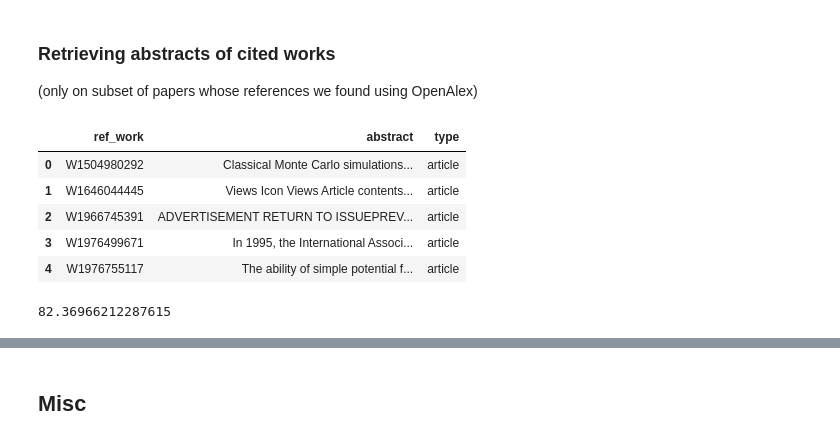
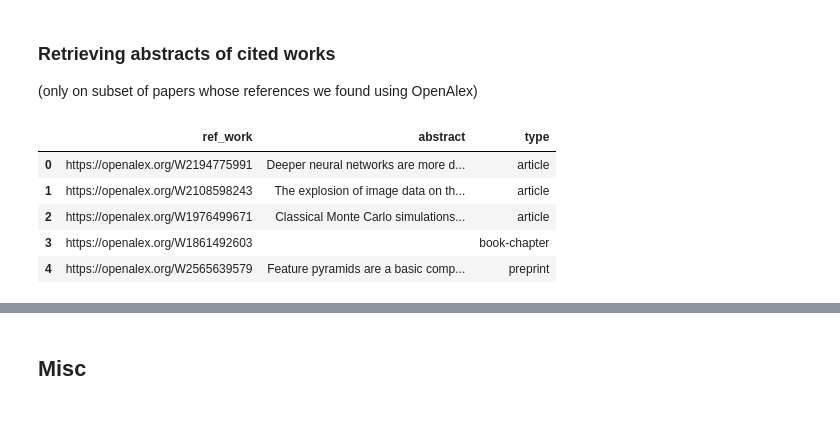
Before and after one commit to LuisCarretero/dsl-research-assistant, a Jupyter notebook: src/semantic_search/dev/retrieval_dev.ipynb, the cells around one changed output, grey strips where cells are left out. Saved outputs shown, nothing was run; the diff lists cells and outputs as text; code cells hidden in the pictures.

```diff
--- a/src/semantic_search/dev/retrieval_dev.ipynb
+++ b/src/semantic_search/dev/retrieval_dev.ipynb
@@ -156,18 +125,23 @@ df.total_references.describe(), df.references_in_dataset.describe()
 ### Retrieving abstracts of cited works
 (only on subset of papers whose references we found using OpenAlex)
 # %%
-results = multithread_apply(df['referenced_works'].values, get_abstracts, n_workers=5)
-ref_df = pd.DataFrame(np.concatenate([arr for arr in results if arr is not None]), columns=['ref_work', 'abstract', 'type'])
+# Load data
+df = pd.read_csv('/cluster/home/lcarretero/workspace/dsl/dsl-research-assistant/raw-data/metadata/openalex-ids+refs.csv')
+df['referenced_works'] = df['referenced_works'].apply(parse_list_string)
+df[['total_references', 'references_in_dataset']] = df.apply(lambda x: count_references(x, df), axis=1, result_type='expand')
+
+# Retrieve references via OpenAlex API
+all_refs = pd.Series(np.concatenate(df.referenced_works.values)).unique()
+all_refs_batched = [all_refs[i:i+100] for i in range(0, len(all_refs), 100)]
+results = multithread_apply(all_refs_batched, get_abstracts, n_workers=5)
+
+ref_df = pd.DataFrame(np.concatenate(results), columns=['ref_work', 'abstract', 'type'])
 ref_df.to_csv('/cluster/home/lcarretero/workspace/dsl/dsl-research-assistant/raw-data/metadata/openalex-refs-abstracts.csv', index=False)
 ref_df.head()
 # %% [output]
 |  | ref_work | abstract | type |
-| 0 | W1504980292 | Classical Monte Carlo simulations... | article |
-| 1 | W1646044445 | Views Icon Views Article contents... | article |
-| 2 | W1966745391 | ADVERTISEMENT RETURN TO ISSUEPREV... | article |
-| 3 | W1976499671 | In 1995, the International Associ... | article |
-| 4 | W1976755117 | The ability of simple potential f... | article |
+| 0 | https://openalex.org/W2194775991 | Deeper neural networks are more d... | article |
+| 1 | https://openalex.org/W2108598243 | The explosion of image data on th... | article |
+| 2 | https://openalex.org/W1976499671 | Classical Monte Carlo simulations... | article |
+| 3 | https://openalex.org/W1861492603 |  | book-chapter |
+| 4 | https://openalex.org/W2565639579 | Feature pyramids are a basic comp... | preprint |
-# %%
-(ref_df.abstract.map(len) > 0).sum()/len(ref_df)*100
-# %% [output]
-82.36966212287615
```
Also changed, not shown: parts of 8 cells of this notebook, 3 other files.
